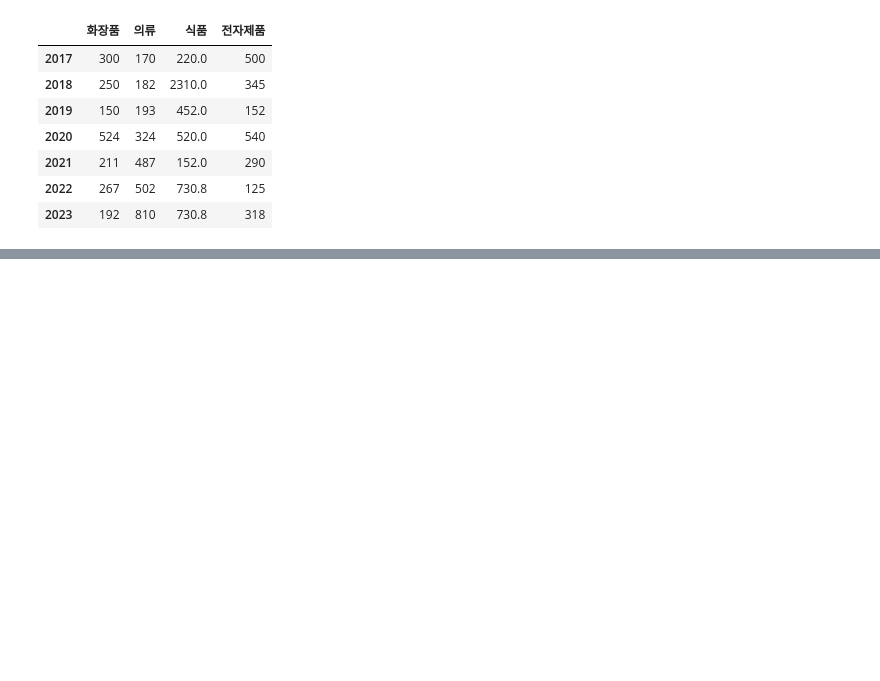
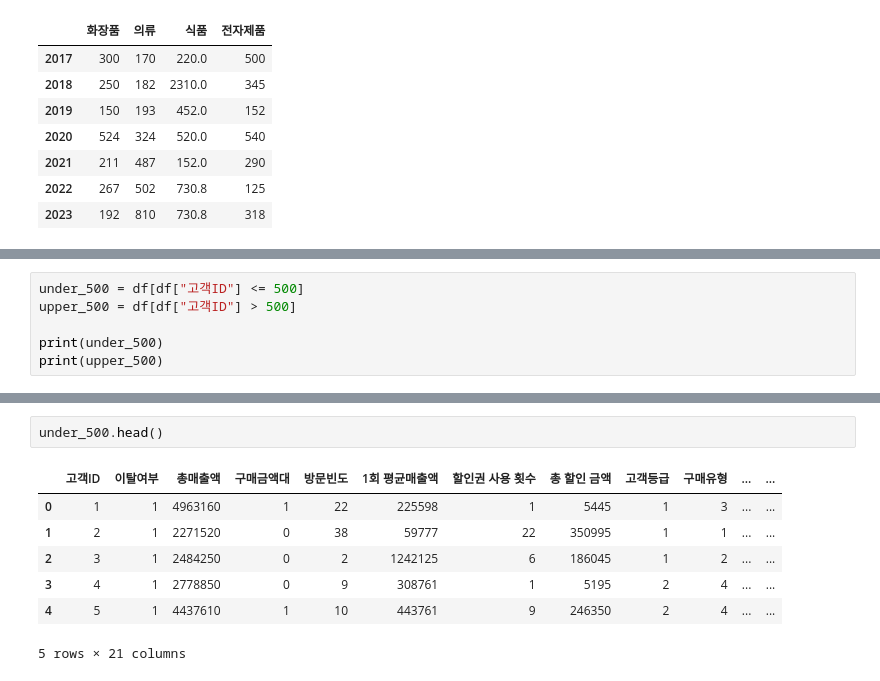
Before and after one commit to kyungmo90/Ubion-Python, a Jupyter notebook: 빅데이터_마케팅_분석_전문가_2.ipynb, the cells around one changed output, grey strips where cells are left out. Saved outputs shown, nothing was run; the diff lists cells and outputs as text; blank space fills up the shorter version.

```diff
--- a/빅데이터_마케팅_분석_전문가_2.ipynb
+++ b/빅데이터_마케팅_분석_전문가_2.ipynb
@@ -337,0 +378,6 @@ df_sales2_mean
+# %%
+under_500 = df[df["고객ID"] <= 500]
+upper_500 = df[df["고객ID"] > 500]
+
+print(under_500)
+print(upper_500)
@@ -337,0 +402,10 @@ df_sales2_mean
+# %%
+under_500.head()
+# %% [output]
+|  | 고객ID | 이탈여부 | 총매출액 | 구매금액대 | 방문빈도 | 1회 평균매출액 | 할인권 사용 횟수 | 총 할인 금액 | 고객등급 | 구매유형 | ... | ... |
+| 0 | 1 | 1 | 4963160 | 1 | 22 | 225598 | 1 | 5445 | 1 | 3 | ... | ... |
+| 1 | 2 | 1 | 2271520 | 0 | 38 | 59777 | 22 | 350995 | 1 | 1 | ... | ... |
+| 2 | 3 | 1 | 2484250 | 0 | 2 | 1242125 | 6 | 186045 | 1 | 2 | ... | ... |
+| 3 | 4 | 1 | 2778850 | 0 | 9 | 308761 | 1 | 5195 | 2 | 4 | ... | ... |
+| 4 | 5 | 1 | 4437610 | 1 | 10 | 443761 | 9 | 246350 | 2 | 4 | ... | ... |
+5 rows × 21 columns
```
Also changed, not shown: parts of 14 cells of this notebook.
